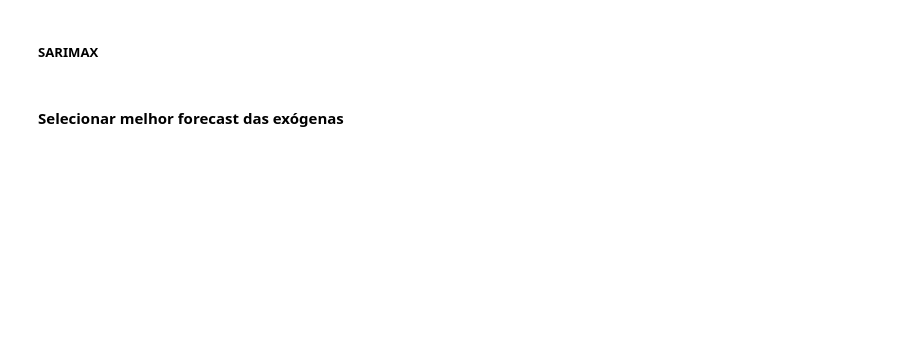
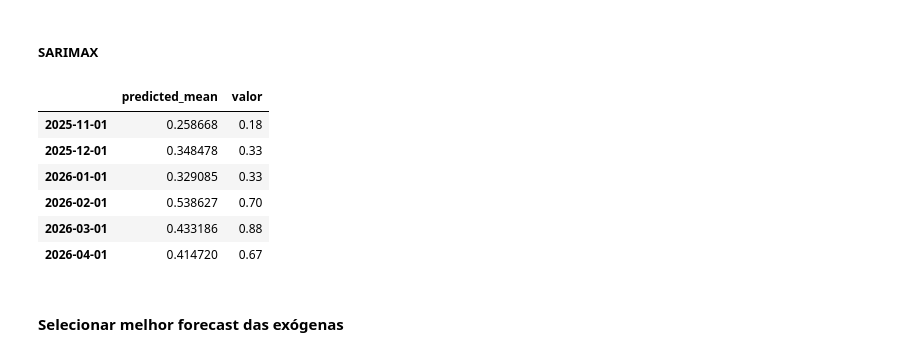
Before and after one commit to vitorrdrgs/trabalho_icd, a Jupyter notebook: models.ipynb, the cells around one changed output. Saved outputs shown, nothing was run; the diff lists cells and outputs as text; code cells hidden in the pictures; blank space fills up the shorter version.

```diff
--- a/models.ipynb
+++ b/models.ipynb
@@ -171,8 +240,26 @@ pd.concat([df_test_ipca['y'], forecast_ipca['yhat']], axis=1)
 # %% [markdown]
 ##### SARIMAX
 # %%
-model, info_ipca_sarimax, best_value_ipca_sarimax = generate_sarimax_model(train_ipca['valor'], test_ipca['valor'], None, None, n_trials, metrica_erro, tolerancia_exog)
+model_ipca_sarimax, info_ipca_sarimax, best_value_ipca_sarimax = mg.generate_sarimax_model(
+    df_exog_train['valor'],
+    df_exog_test['valor'],
+    None,
+    None,
+    config.n_trials_exog,
+    config.metrica_erro,
+    config.tolerancia_exog
+)
 
-results = model.fit(disp=False)
+model_ipca_sarimax_fit = model_ipca_sarimax.fit(disp=False)
 
-forecasts_ipca_sarimax = results.forecast(steps=len(test_ipca['valor']))
+forecasts_ipca_sarimax = model_ipca_sarimax_fit.forecast(steps=len(df_exog_test['valor']))
+
+display(pd.concat([forecasts_ipca_sarimax, df_exog_test['valor']], axis=1))
+# %% [output]
+|  | predicted_mean | valor |
+| 2025-11-01 | 0.258668 | 0.18 |
+| 2025-12-01 | 0.348478 | 0.33 |
+| 2026-01-01 | 0.329085 | 0.33 |
+| 2026-02-01 | 0.538627 | 0.70 |
+| 2026-03-01 | 0.433186 | 0.88 |
+| 2026-04-01 | 0.414720 | 0.67 |
```
Also changed, not shown: parts of 25 cells of this notebook, 3 other files.
